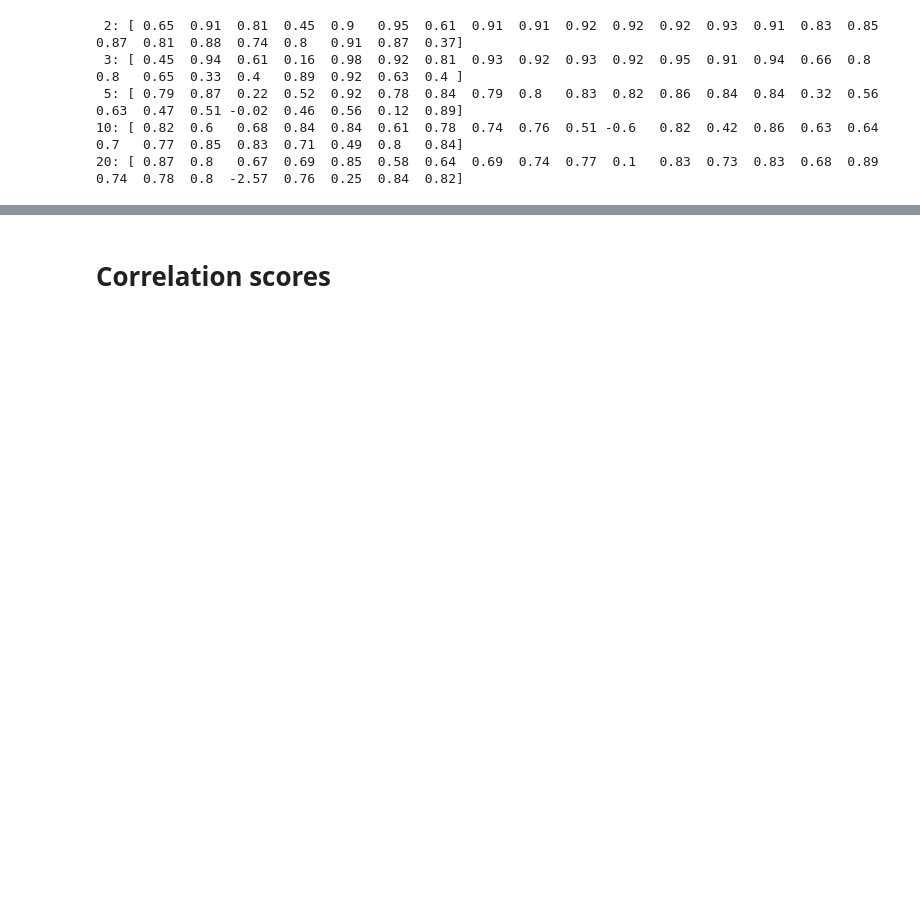
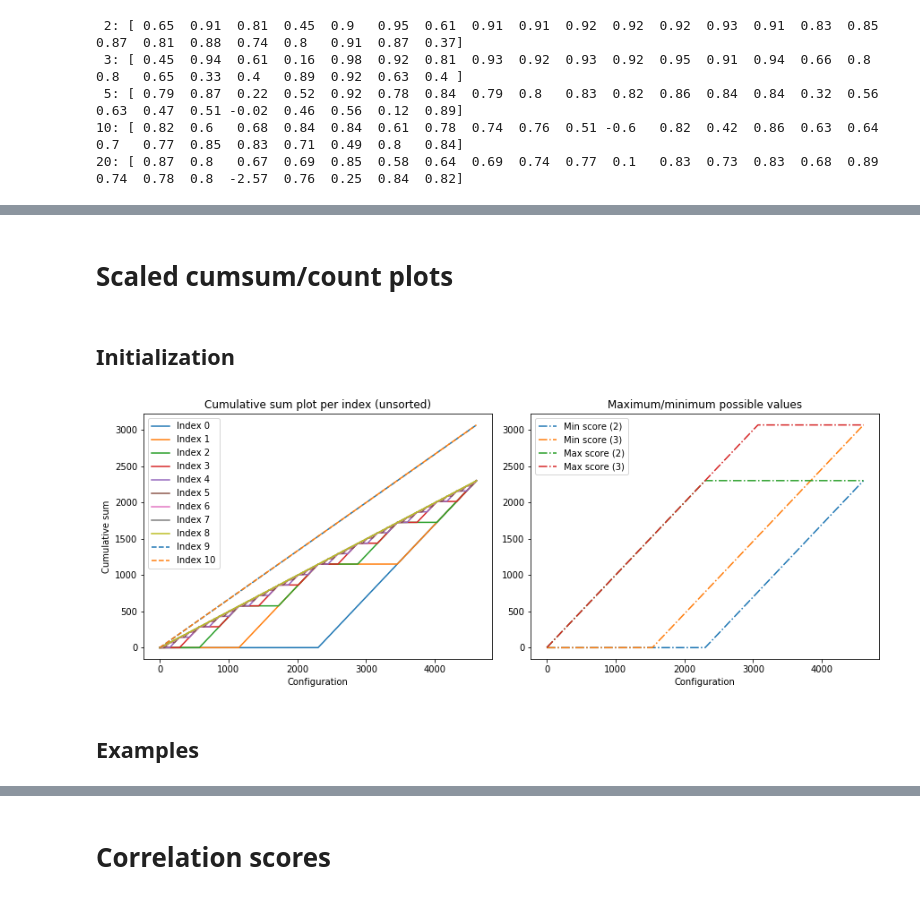
Before and after one commit to sjvrijn/ModEA, a Jupyter notebook: module_analysis.ipynb, the cells around one changed output, grey strips where cells are left out. Drawn from its saved outputs; the diff is of its cells as text; code cells hidden in the pictures; blank space fills up the shorter version.

```diff
--- a/module_analysis.ipynb
+++ b/module_analysis.ipynb
@@ -43,6 +78,10 @@ from sklearn.model_selection import cross_val_score
 
 os.chdir('/media/Data/Research Data/Evolving ES data/')
 # os.chdir('C:\\Users\\Sander\\surfdrive\\Research Data\\Evolving the Structure of Evolution Strategies\\experiments\\BF runs')
+
+data_dir = 'arff/'
+plot_dir = 'plots/'
+
 np.set_printoptions(precision=4, linewidth=200)
 plt.rc('axes', prop_cycle=(cycler('color', ['#1f77b4', '#ff7f0e', '#2ca02c',
                                             '#d62728', '#9467bd', '#8c564b',
@@ -56,7 +95,7 @@ plt.rc('axes', prop_cycle=(cycler('color', ['#1f77b4', '#ff7f0e', '#2ca02c',
 fname = 'bruteforce_{}_f{}.arff'
 dims = [2, 3, 5, 10, 20]
 fids = range(1, 25)
-indices = product(dims, fids)
+experiments = product(dims, fids)
 modules = ['Active', 'Elitism', 'Mirrored', 'Orthogonal', 'Sequential', 'Threshold', 'TPA', 'Pairwise', 'Weights', 'Base-Sampler', '(B)IPOP']
 # %%
 # Load all data from files into 'cases'
@@ -65,6 +104,6 @@ cases = {dim: {} for dim in dims}
 
 for dim in dims:
     for fid in fids:
-        case = arff.loadarff('arff/' + fname.format(dim, fid))[0]
+        case = arff.loadarff(data_dir + fname.format(dim, fid))[0]
         case = np.array([list(dat) for dat in case])
         cases[dim][fid] = case
@@ -360,0 +284,60 @@ print("20:", scores[20])
+# %% [markdown]
+# Scaled cumsum/count plots
+# %% [markdown]
+## Initialization
+# %%
+# Create normalization vectors for module progression plots
+
+min_column = [0] * 2304
+min_column.extend(range(1,2305))
+min_column = np.array(min_column).reshape((4608,1))
+
+max_column = range(1, 2305)
+max_column.extend([2304] * 2304)
+max_column = np.array(max_column).reshape((4608,1))
+
+min_columns = np.repeat(min_column, 9, axis=1)
+max_columns = np.repeat(max_column, 9, axis=1)
+
+
+min_column = [0] * 1536
+min_column.extend(range(1, 3073))
+min_column = np.array(min_column).reshape((4608,1))
+
+max_column = range(1, 3073)
+max_column.extend([3072] * 1536)
+max_column = np.array(max_column).reshape((4608,1))
+
+min_columns = np.hstack((min_columns, min_column, min_column))
+max_columns = np.hstack((max_columns, max_column, max_column))
+
+dists = max_columns - min_columns
+dists[-1,:] = 1  # Prevent division by 0
+
+# Test/comparison for confirmation!
+temp = cases[2][1][:,:11]
+
+# replace all values '2' with '1'
+two_indices = temp == 2
+temp[two_indices] = 1
+
+fig = plt.figure(figsize=(12, 4))
+ax1 = fig.add_axes([0.025, 0.05, 0.45, 0.95])
+ax1.set_title("Cumulative sum plot per index (unsorted)")
+ax1.set_ylabel("Cumulative sum")
+ax1.set_xlabel("Configuration")
+lines = ax1.plot(np.cumsum(temp, axis=0))
+ax1.legend(lines, ['Index {}'.format(i) for i in range(11)])
+
+ax2 = fig.add_axes([0.525, 0.05, 0.45, 0.95])
+ax2.set_xlabel("Configuration")
+ax2.set_title("Maximum/minimum possible values")
+lines = ax2.plot(min_columns[:,8:10], '-.')
+lines2 = ax2.plot(max_columns[:,8:10], '-.')
+lines.extend(lines2)
+ax2.legend(lines, ['Min score (2)', 'Min score (3)', 'Max score (2)', 'Max score (3)'])
+plt.show()
+# %% [output]
+[figure, added]
+# %% [markdown]
+## Examples
```
Also changed, not shown: parts of 48 cells of this notebook.
